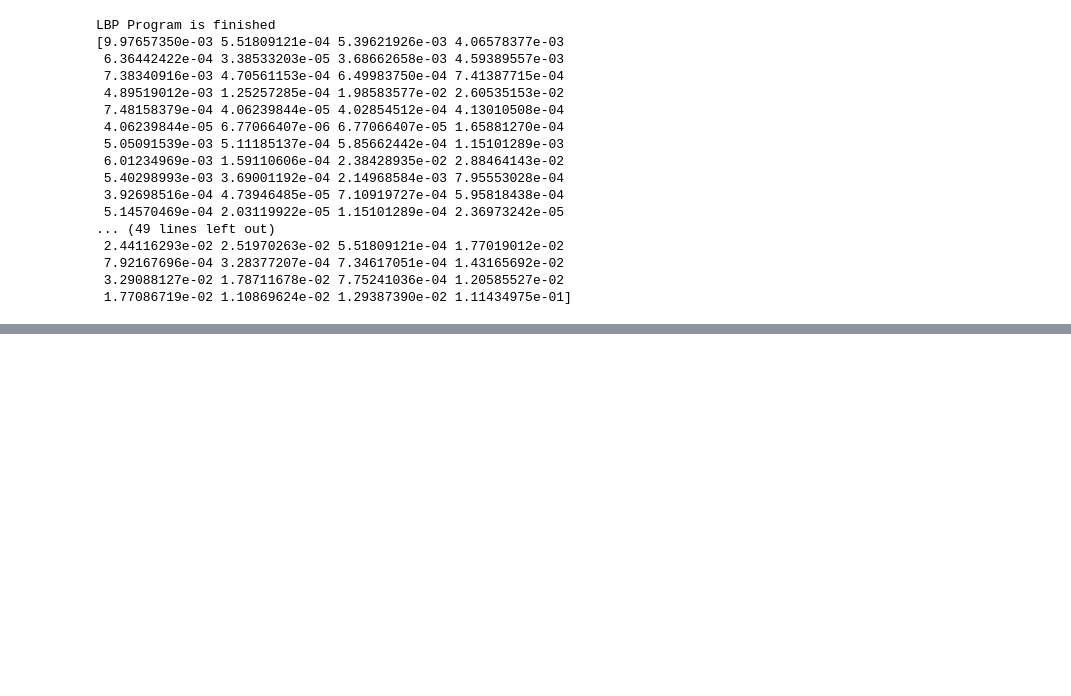
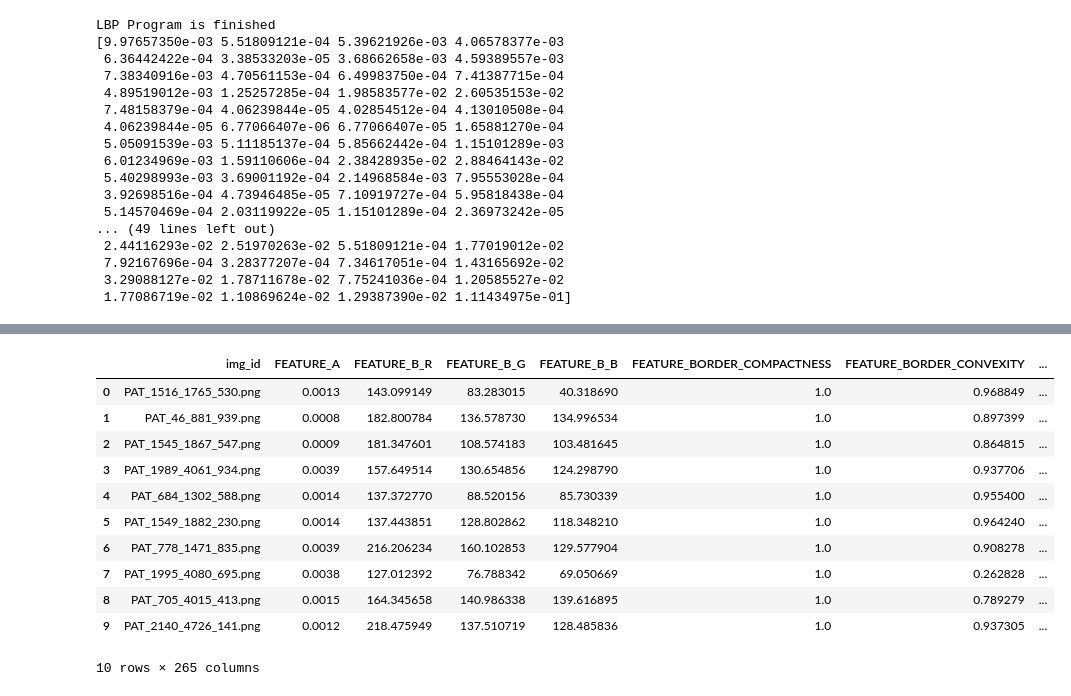
Before and after one commit to CzescBartek/2026-PDS-Capibaras, a Jupyter notebook: src/Untitled-2.ipynb, the cells around one changed output, grey strips where cells are left out. Saved outputs shown, nothing was run; the diff lists cells and outputs as text; code cells hidden in the pictures; blank space fills up the shorter version.

```diff
--- a/src/Untitled-2.ipynb
+++ b/src/Untitled-2.ipynb
@@ -323,0 +206,18 @@ np.float64(0.8378105676474881)
+# %%
+import pandas as pd
+
+df = pd.read_csv('../data/features.csv')
+df.head(10)
+# %% [output]
+|  | img_id | FEATURE_A | FEATURE_B_R | FEATURE_B_G | FEATURE_B_B | FEATURE_BORDER_COMPACTNESS | FEATURE_BORDER_CONVEXITY | ... |
+| 0 | PAT_1516_1765_530.png | 0.0013 | 143.099149 | 83.283015 | 40.318690 | 1.0 | 0.968849 | ... |
+| 1 | PAT_46_881_939.png | 0.0008 | 182.800784 | 136.578730 | 134.996534 | 1.0 | 0.897399 | ... |
+| 2 | PAT_1545_1867_547.png | 0.0009 | 181.347601 | 108.574183 | 103.481645 | 1.0 | 0.864815 | ... |
+| 3 | PAT_1989_4061_934.png | 0.0039 | 157.649514 | 130.654856 | 124.298790 | 1.0 | 0.937706 | ... |
+| 4 | PAT_684_1302_588.png | 0.0014 | 137.372770 | 88.520156 | 85.730339 | 1.0 | 0.955400 | ... |
+| 5 | PAT_1549_1882_230.png | 0.0014 | 137.443851 | 128.802862 | 118.348210 | 1.0 | 0.964240 | ... |
+| 6 | PAT_778_1471_835.png | 0.0039 | 216.206234 | 160.102853 | 129.577904 | 1.0 | 0.908278 | ... |
+| 7 | PAT_1995_4080_695.png | 0.0038 | 127.012392 | 76.788342 | 69.050669 | 1.0 | 0.262828 | ... |
+| 8 | PAT_705_4015_413.png | 0.0015 | 164.345658 | 140.986338 | 139.616895 | 1.0 | 0.789279 | ... |
+| 9 | PAT_2140_4726_141.png | 0.0012 | 218.475949 | 137.510719 | 128.485836 | 1.0 | 0.937305 | ... |
+10 rows × 265 columns
```
Also changed, not shown: parts of 5 cells of this notebook, 14 other files.
